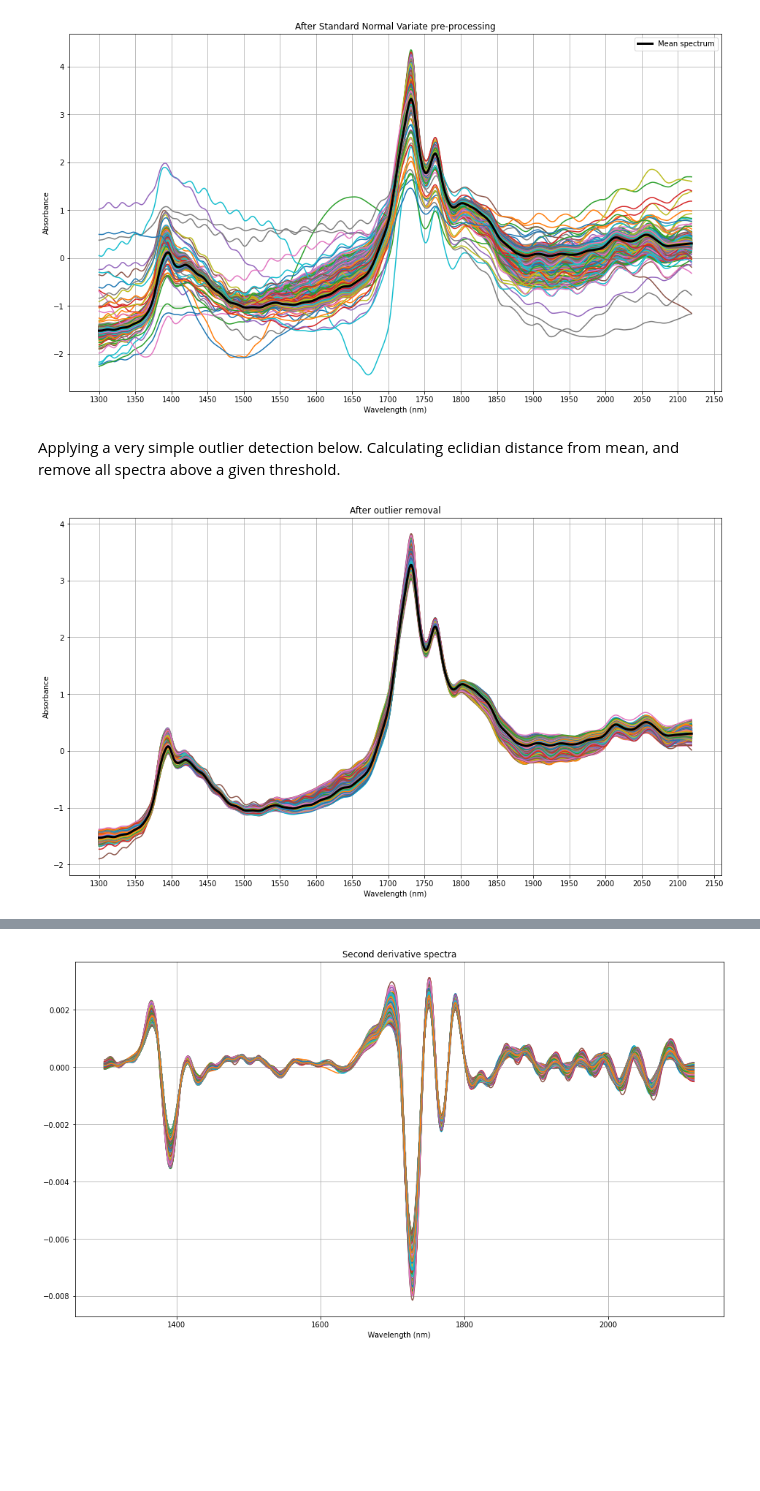
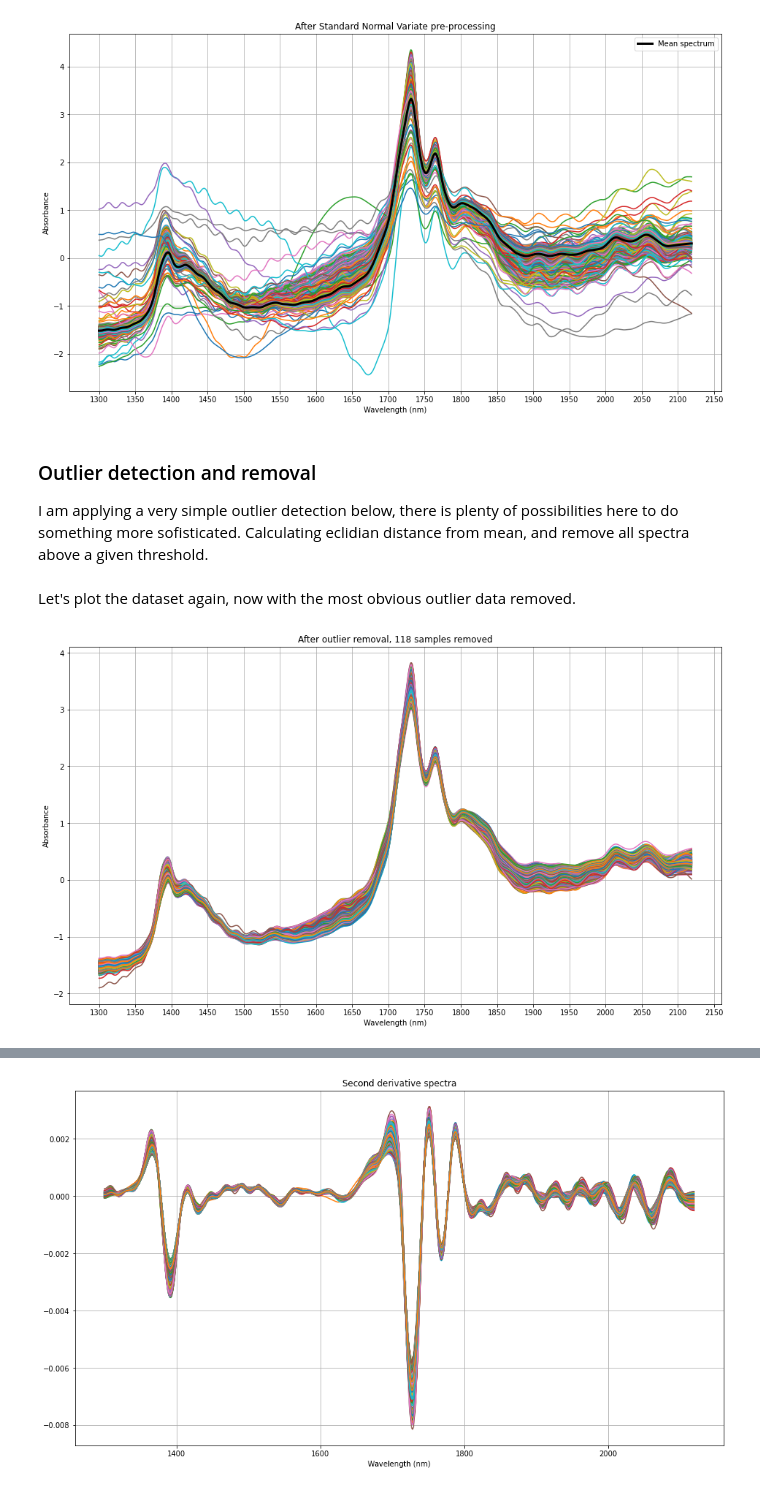
Before and after one commit to bitjungle/OpenData, a Jupyter notebook: bronir2/analysis.ipynb, the cells around one changed output, grey strips where cells are left out. Drawn from its saved outputs; the diff is of its cells as text; code cells hidden in the pictures; blank space fills up the shorter version.

```diff
--- a/bronir2/analysis.ipynb
+++ b/bronir2/analysis.ipynb
@@ -89,32 +103,34 @@ plt.show()
 # %% [output]
 [figure]
 # %% [markdown]
-Applying a very simple outlier detection below. Calculating eclidian distance from mean, and remove all spectra above a given threshold.
+### Outlier detection and removal
+I am applying a very simple outlier detection below, there is plenty of possibilities here to do something more sofisticated. Calculating eclidian distance from mean, and remove all spectra above a given threshold.
+# %%
+euclid_dist = []
+euclid_dist_threshold = 5
+
+for s in Xsnv:
+    euclid_dist.append(math.dist(Xsvn_mean, s))
+
+outliers = np.where(np.array(euclid_dist) > euclid_dist_threshold)
+
+# Delete outlier spectra, re-calculate mean spectrum
+Xsnv_clean = np.delete(Xsnv, outliers, axis=0)
+prod_clean = np.delete(prod, outliers)
+cat_clean = np.delete(cat, outliers)
+dens_clean = np.delete(dens, outliers)
+# %% [markdown]
+Let's plot the dataset again, now with the most obvious outlier data removed.
 # %%
-eu_dist = []
-eu_dist_threshold = 5
-
-for s in Xsnv:
-    eu_dist.append(math.dist(Xsvn_mean, s))
-
-out = np.where(np.array(eu_dist) > eu_dist_threshold)
-
-# Re-apply SNV, re-calculate mean spectrum
-Xsnv = snv(np.delete(X, out, axis=0))
-Xsvn_mean = np.mean(Xsnv, axis=0)
-prod = np.delete(prod, out)
-cat = np.delete(cat, out)
-dens = np.delete(dens, out)
 
 plt.figure(figsize=[16, 9])
-for n in range(0, len(Xsnv)):
-    plt.plot(wl, Xsnv[n])
-plt.plot(wl, Xsvn_mean, color="black", linewidth=3, label="Mean spectrum")
-plt.title('After outlier removal')
+for n in range(0, len(Xsnv_clean)):
+    plt.plot(wl, Xsnv_clean[n])
+plt.title('After outlier removal, {} samples removed'.format(len(outliers[0])))
 plt.xlabel('Wavelength (nm)')
 plt.ylabel('Absorbance')
 plt.xticks([t for t in range(1300, 2200, 50)])
 plt.grid()
 plt.show()
 # %% [output]
-[figure, old version]
+[figure, new version]
```
Also changed, not shown: parts of 14 cells of this notebook, 1 other file.
